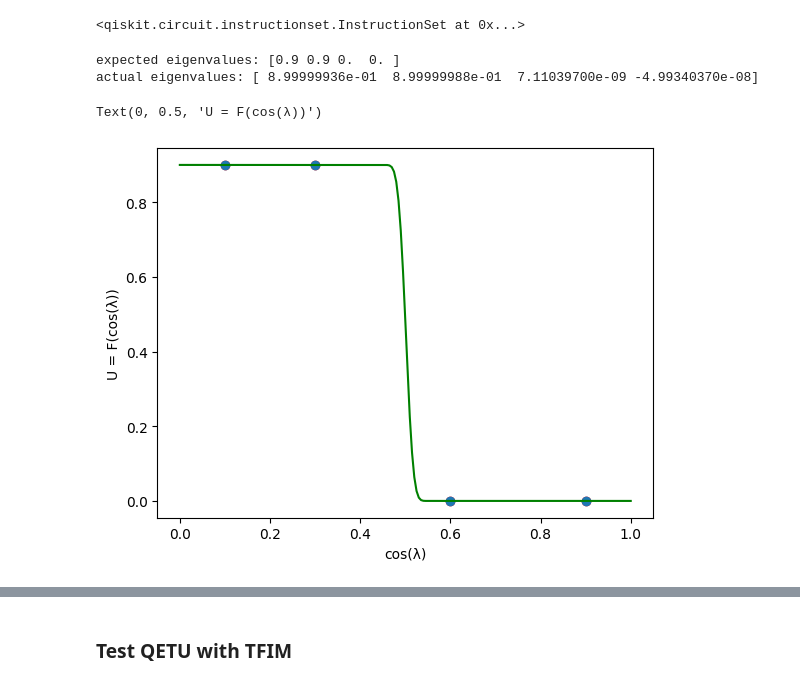
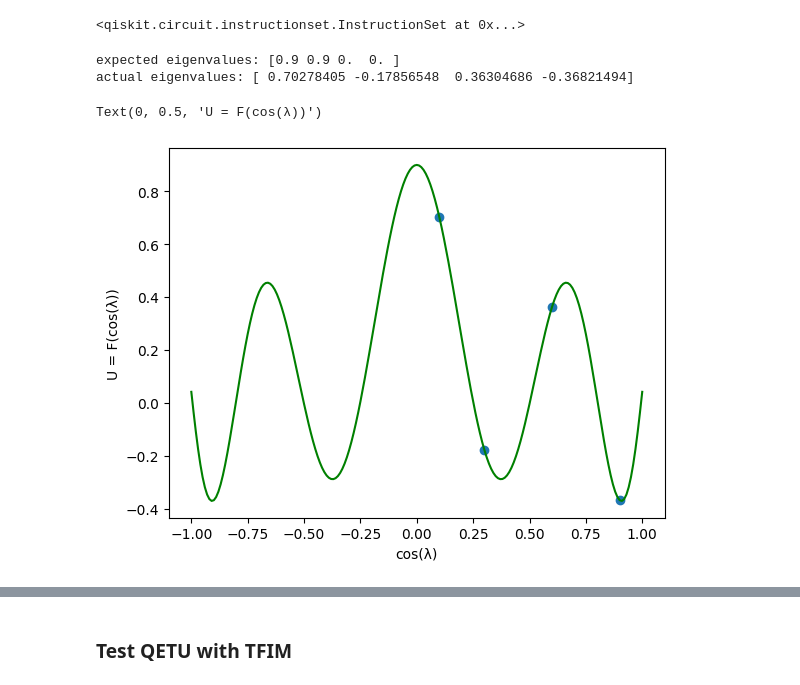
Before and after one commit to thilomueller/QETU, a Jupyter notebook: test_qetu.ipynb, the cells around one changed output, grey strips where cells are left out. Cells and saved outputs as stored; diff of their text form; code cells hidden in the pictures.

```diff
--- a/test_qetu.ipynb
+++ b/test_qetu.ipynb
@@ -116,6 +117,9 @@ plt.legend()
 # %%
 mat_step_func = scipy.io.loadmat('phase_angles/step_function.mat')['phi_proc']
 step_function_qsp_angles = list(itertools.chain.from_iterable(mat_step_func))
+
+mat_cheb_ex4 = scipy.io.loadmat('phase_angles/chebyshev_ex4.mat')['phi_proc']
+cheb_ex4_qsp_angles = list(itertools.chain.from_iterable(mat_cheb_ex4))
 # %%
 def target_heaviside(x, scale=1):
     """
@@ -160,28 +164,29 @@ V_qc.append(V_gate, q)
 # %% [output]
 <qiskit.circuit.instructionset.InstructionSet at 0x...>
 # %%
-U_qc = get_matrix(QETU(V_qc, convert_Zrot_to_Xrot(step_function_qsp_angles)))[0:4, 0:4]
+U_qc = QETU(V_qc, convert_Zrot_to_Xrot(cheb_ex4_qsp_angles))
+U_qetu = get_matrix(U_qc)[0:4, 0:4]
 λ = np.linalg.eigvals(H)
 expected_eigenvalues = target_heaviside(np.cos(λ.real), 0.9)
 print("expected eigenvalues: " + str(expected_eigenvalues))
-F_λ = np.linalg.eigvals(U_qc).real * -1
+F_λ = np.linalg.eigvals(U_qetu).real * -1
 print("actual eigenvalues: " + str(F_λ))
 
-x_list = np.linspace(0, 1, 201)
+x_list = np.linspace(-1, 1, 201)
 QSP_list = []
 for x in x_list:
-    QSP_circuit = QSP(step_function_qsp_angles, x)
+    QSP_circuit = QSP(cheb_ex4_qsp_angles, x)
     result = get_matrix(QSP_circuit)[0,0]
     QSP_list.append(result)
 
 #plt.plot(x_list, target_filt(x_list, scale=0.9), "--", label="target function")
 plt.plot(x_list, QSP_list, "g", label="Re[Poly(a)]")
-plt.scatter(x=np.cos(λ), y=expected_eigenvalues, color='r')
+#plt.scatter(x=np.cos(λ), y=expected_eigenvalues, color='r')
 plt.scatter(x=np.cos(λ), y=F_λ)
 plt.xlabel("cos(λ)")
 plt.ylabel("U = F(cos(λ))")
 # %% [output]
 expected eigenvalues: [0.9 0.9 0.  0. ]
-actual eigenvalues: [ 8.99999936e-01  8.99999988e-01  7.11039700e-09 -4.99340370e-08]
+actual eigenvalues: [ 0.70278405 -0.17856548  0.36304686 -0.36821494]
 Text(0, 0.5, 'U = F(cos(λ))')
-[figure, old version]
+[figure, new version]
```
Also changed, not shown: parts of 8 cells of this notebook, 1 other file.
